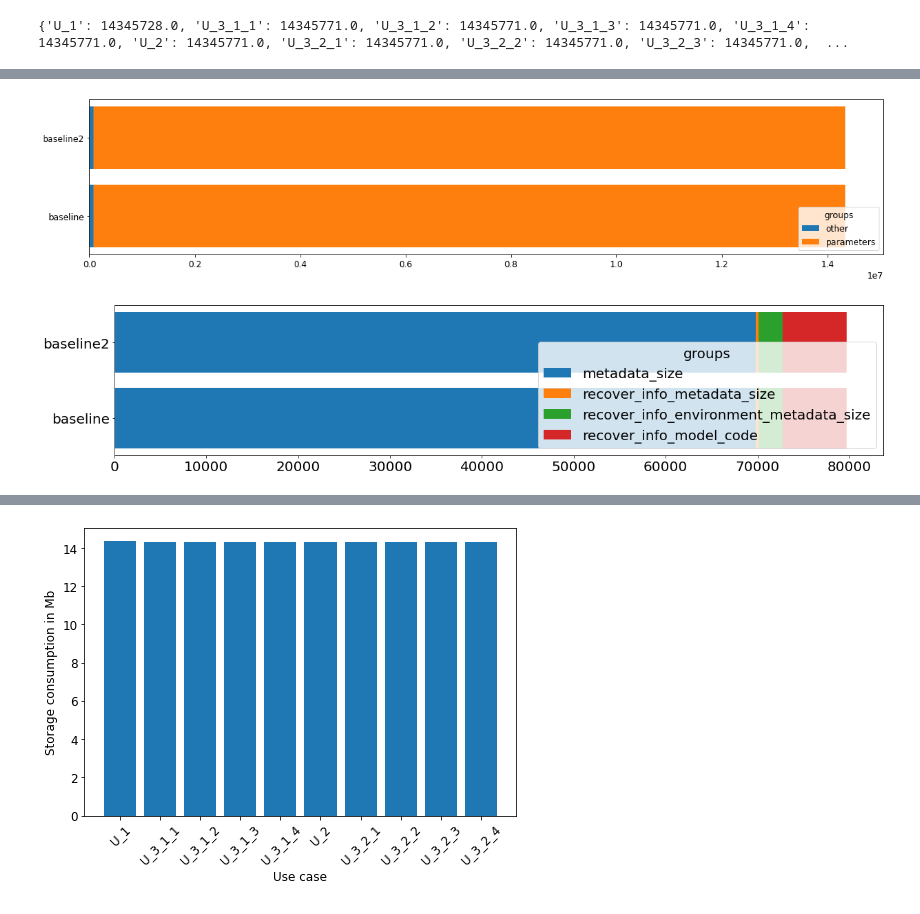
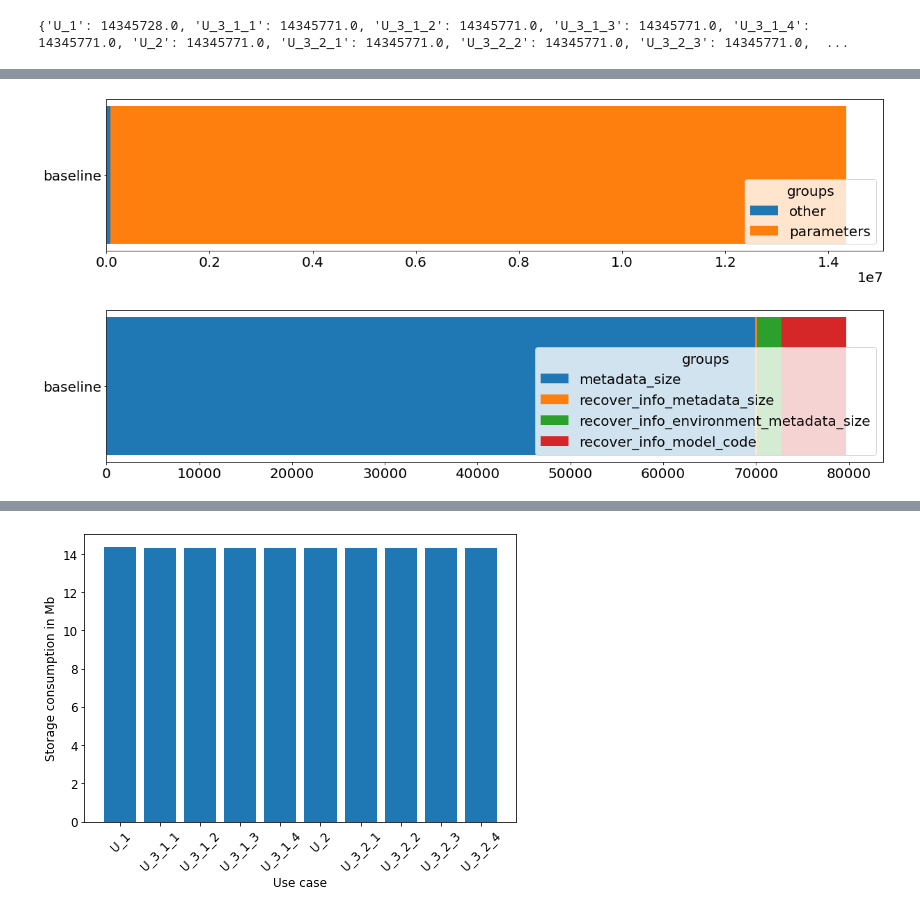
Before and after one commit to slin96/master-thesis, a Jupyter notebook: experiments/plots/storage_consumption.ipynb, the cells around one changed output, grey strips where cells are left out. Drawn from its saved outputs; the diff is of its cells as text; code cells hidden in the pictures.

Commit message:
storage distribution param update

```diff
--- a/experiments/plots/storage_consumption.ipynb
+++ b/experiments/plots/storage_consumption.ipynb
@@ -143,13 +169,12 @@ plot_median_storage_consumption(metas, save_path='./pdfs/median-storage-baseline
 # Analyse the distribution of the consumed storage
 #################################
 meta = filter_meta(storage_meta, model=MOBILENET, approach=BASELINE, snapshot_type=VERSION, snapshot_dist='food')[0]
-u_1_storage_consumption = meta[CONSUMPTIONS][U_1]
-flat = flatten_dict(u_1_storage_consumption)
-meta_params = split_in_params_and_rest(flat)
+u_2_storage_consumption = meta[CONSUMPTIONS][U_2]
+flat = flatten_dict(u_2_storage_consumption)
+_baseline_mobilenet_meta_params = split_in_params_and_rest(flat)
 
-# meta_code_params['code'] = 100000
-
-meta_code_params_dict = {BASELINE: meta_params, 'baseline2': meta_params}
+# meta_code_params_dict = {BASELINE: meta_params, 'baseline2': meta_params}
+meta_params_dict = {BASELINE: _baseline_mobilenet_meta_params}
 # %%
 def plot_abs_storage_dist(_meta_code_params_dict, save_path=None):
 
@@ -180,12 +205,14 @@ def plot_abs_storage_dist(_meta_code_params_dict, save_path=None):
 
     plt.show()
 # %%
-plot_abs_storage_dist(meta_code_params_dict, save_path='./pdfs/storage-dist.pdf')
+plt.rc('font', size=20)
+plot_abs_storage_dist(meta_params_dict, save_path='./pdfs/baseline/mobilenet-storage-dist.pdf')
 # %% [output]
-[figure, old version]
+[figure, new version]
 # %%
+plt.rc('font', size=20)
 del flat['recover_info_parameters']
-flats = {BASELINE: flat, 'baseline2': flat}
-plot_abs_storage_dist(flats, save_path='./pdfs/storage-dist.pdf')
+flats = {BASELINE: flat}
+plot_abs_storage_dist(flats, save_path='./pdfs/baseline/mobilenet-meta-storage-dist.pdf')
 # %% [output]
-[figure, old version]
+[figure, new version]
```
Also changed, not shown: parts of 29 cells of this notebook, 9 other files.
